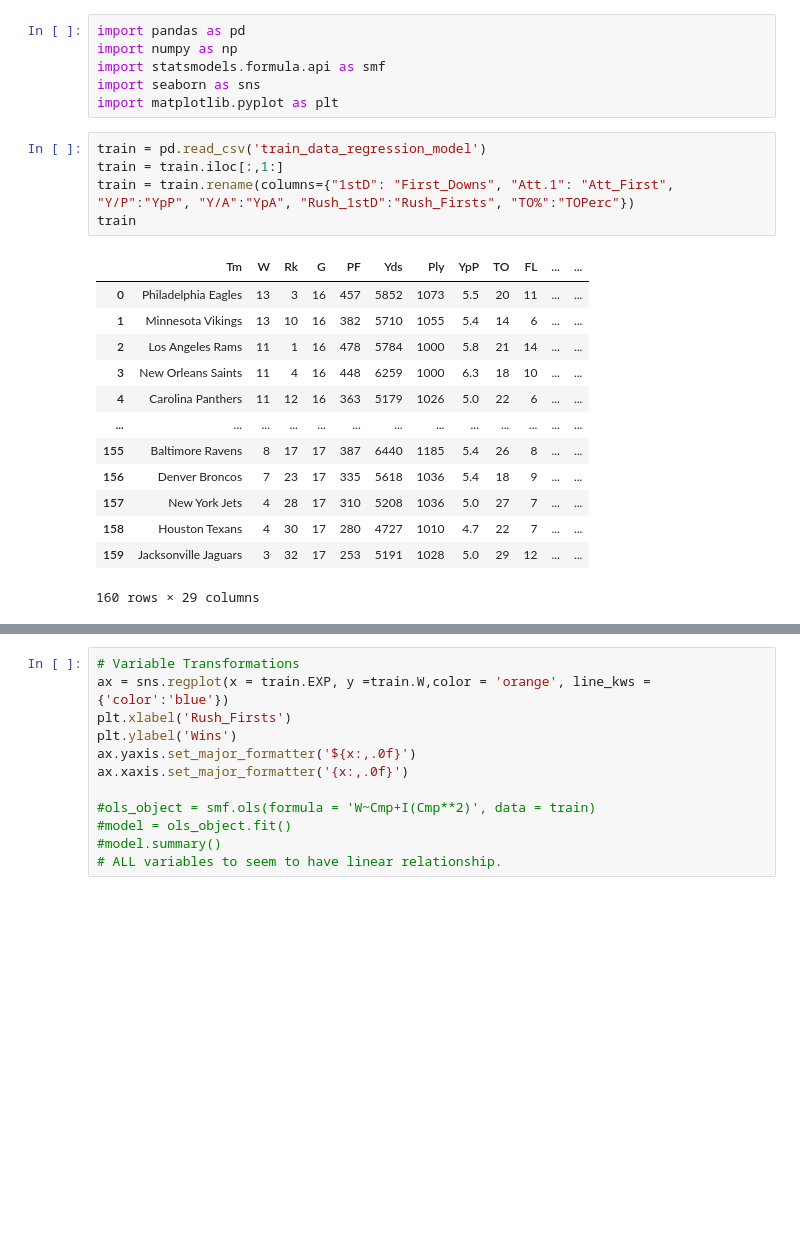
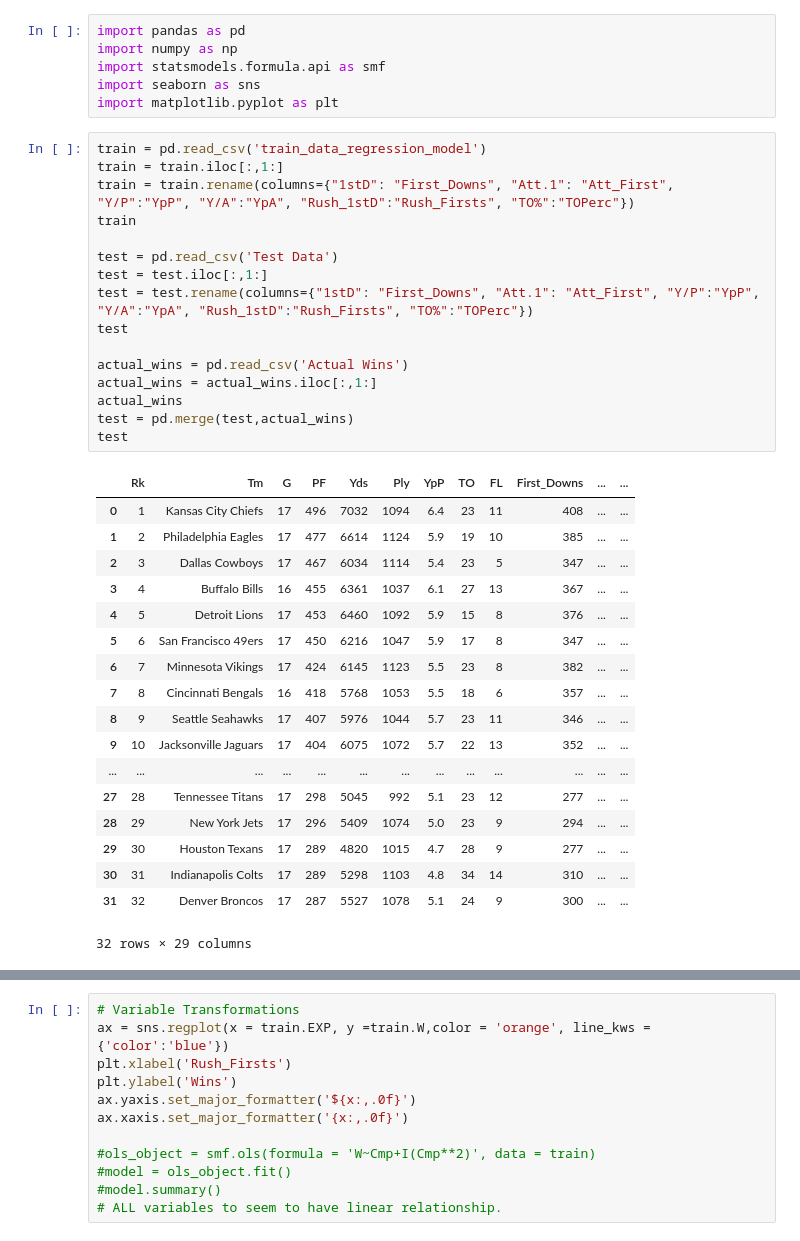
Before and after one commit to CodyNU10/Final-Project, a Jupyter notebook: Models/Regression Model.ipynb, the cells around one changed output, grey strips where cells are left out. Drawn from its saved outputs; the diff is of its cells as text; blank space fills up the shorter version.

```diff
--- a/Models/Regression Model.ipynb
+++ b/Models/Regression Model.ipynb
@@ -7,22 +7,38 @@ import matplotlib.pyplot as plt
 # %%
 train = pd.read_csv('train_data_regression_model')
 train = train.iloc[:,1:]
 train = train.rename(columns={"1stD": "First_Downs", "Att.1": "Att_First", "Y/P":"YpP", "Y/A":"YpA", "Rush_1stD":"Rush_Firsts", "TO%":"TOPerc"})
 train
+
+test = pd.read_csv('Test Data')
+test = test.iloc[:,1:]
+test = test.rename(columns={"1stD": "First_Downs", "Att.1": "Att_First", "Y/P":"YpP", "Y/A":"YpA", "Rush_1stD":"Rush_Firsts", "TO%":"TOPerc"})
+test
+
+actual_wins = pd.read_csv('Actual Wins')
+actual_wins = actual_wins.iloc[:,1:]
+actual_wins
+test = pd.merge(test,actual_wins)
+test
 # %% [output]
-|  | Tm | W | Rk | G | PF | Yds | Ply | YpP | TO | FL | ... | ... |
-| 0 | Philadelphia Eagles | 13 | 3 | 16 | 457 | 5852 | 1073 | 5.5 | 20 | 11 | ... | ... |
-| 1 | Minnesota Vikings | 13 | 10 | 16 | 382 | 5710 | 1055 | 5.4 | 14 | 6 | ... | ... |
-| 2 | Los Angeles Rams | 11 | 1 | 16 | 478 | 5784 | 1000 | 5.8 | 21 | 14 | ... | ... |
-| 3 | New Orleans Saints | 11 | 4 | 16 | 448 | 6259 | 1000 | 6.3 | 18 | 10 | ... | ... |
-| 4 | Carolina Panthers | 11 | 12 | 16 | 363 | 5179 | 1026 | 5.0 | 22 | 6 | ... | ... |
+|  | Rk | Tm | G | PF | Yds | Ply | YpP | TO | FL | First_Downs | ... | ... |
+| 0 | 1 | Kansas City Chiefs | 17 | 496 | 7032 | 1094 | 6.4 | 23 | 11 | 408 | ... | ... |
+| 1 | 2 | Philadelphia Eagles | 17 | 477 | 6614 | 1124 | 5.9 | 19 | 10 | 385 | ... | ... |
+| 2 | 3 | Dallas Cowboys | 17 | 467 | 6034 | 1114 | 5.4 | 23 | 5 | 347 | ... | ... |
+| 3 | 4 | Buffalo Bills | 16 | 455 | 6361 | 1037 | 6.1 | 27 | 13 | 367 | ... | ... |
+| 4 | 5 | Detroit Lions | 17 | 453 | 6460 | 1092 | 5.9 | 15 | 8 | 376 | ... | ... |
+| 5 | 6 | San Francisco 49ers | 17 | 450 | 6216 | 1047 | 5.9 | 17 | 8 | 347 | ... | ... |
+| 6 | 7 | Minnesota Vikings | 17 | 424 | 6145 | 1123 | 5.5 | 23 | 8 | 382 | ... | ... |
+| 7 | 8 | Cincinnati Bengals | 16 | 418 | 5768 | 1053 | 5.5 | 18 | 6 | 357 | ... | ... |
+| 8 | 9 | Seattle Seahawks | 17 | 407 | 5976 | 1044 | 5.7 | 23 | 11 | 346 | ... | ... |
+| 9 | 10 | Jacksonville Jaguars | 17 | 404 | 6075 | 1072 | 5.7 | 22 | 13 | 352 | ... | ... |
 | ... | ... | ... | ... | ... | ... | ... | ... | ... | ... | ... | ... | ... |
-| 155 | Baltimore Ravens | 8 | 17 | 17 | 387 | 6440 | 1185 | 5.4 | 26 | 8 | ... | ... |
-| 156 | Denver Broncos | 7 | 23 | 17 | 335 | 5618 | 1036 | 5.4 | 18 | 9 | ... | ... |
-| 157 | New York Jets | 4 | 28 | 17 | 310 | 5208 | 1036 | 5.0 | 27 | 7 | ... | ... |
-| 158 | Houston Texans | 4 | 30 | 17 | 280 | 4727 | 1010 | 4.7 | 22 | 7 | ... | ... |
-| 159 | Jacksonville Jaguars | 3 | 32 | 17 | 253 | 5191 | 1028 | 5.0 | 29 | 12 | ... | ... |
+| 27 | 28 | Tennessee Titans | 17 | 298 | 5045 | 992 | 5.1 | 23 | 12 | 277 | ... | ... |
+| 28 | 29 | New York Jets | 17 | 296 | 5409 | 1074 | 5.0 | 23 | 9 | 294 | ... | ... |
+| 29 | 30 | Houston Texans | 17 | 289 | 4820 | 1015 | 4.7 | 28 | 9 | 277 | ... | ... |
+| 30 | 31 | Indianapolis Colts | 17 | 289 | 5298 | 1103 | 4.8 | 34 | 14 | 310 | ... | ... |
+| 31 | 32 | Denver Broncos | 17 | 287 | 5527 | 1078 | 5.1 | 24 | 9 | 300 | ... | ... |
-160 rows × 29 columns
+32 rows × 29 columns
 # %%
 # Naive Model
 ols_object = smf.ols(formula = 'W~Yds+TO+FL+Cmp+Att+Pass_Yds+TD+Int+Rush_Yds+Rush_TD+Pen+Pen_Yds+First_Downs+Att_First+YpP+YpA+Rush_Firsts', data = train)
```
Also changed, not shown: parts of 4 cells of this notebook, 6 other files.
